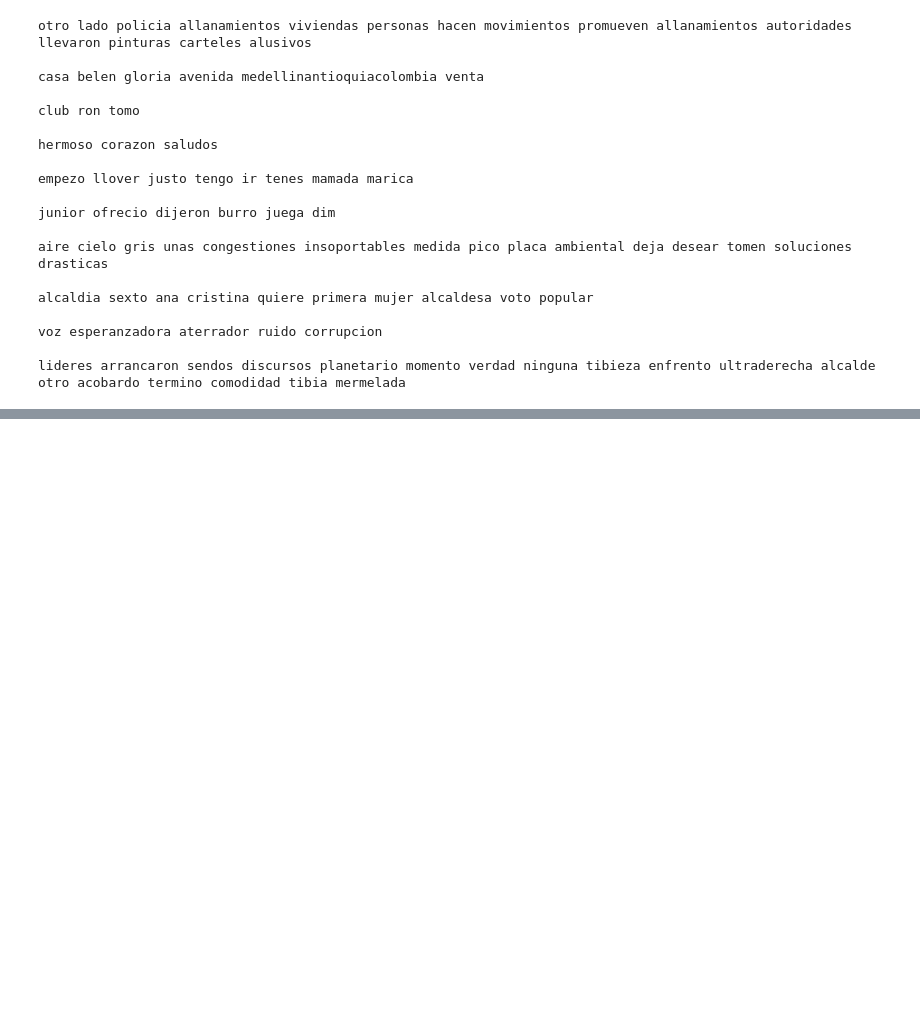
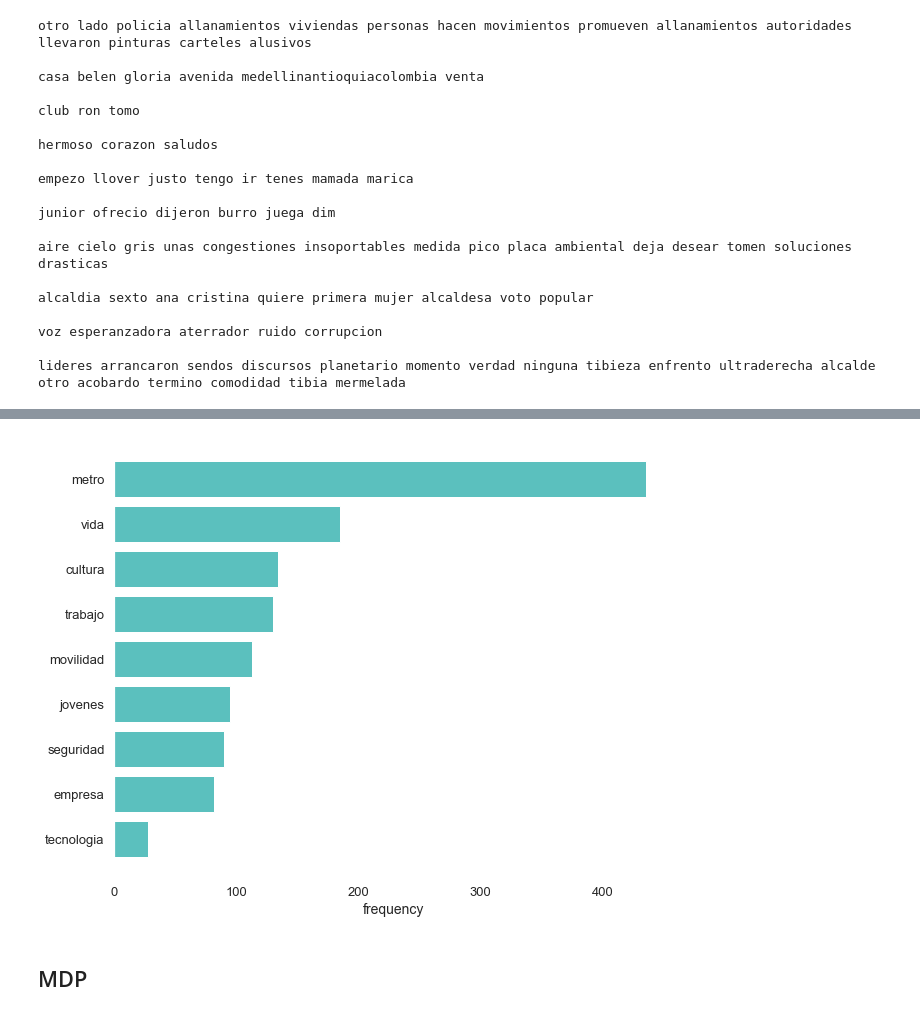
Before and after one commit to GDLPLearning/Sentiment-Analysis-for-the-MDP, a Jupyter notebook: notebooks/Exploratory/4-data-preparation.ipynb, the cells around one changed output, grey strips where cells are left out. Cells and saved outputs as stored; diff of their text form; code cells hidden in the pictures; blank space fills up the shorter version.

```diff
--- a/notebooks/Exploratory/4-data-preparation.ipynb
+++ b/notebooks/Exploratory/4-data-preparation.ipynb
@@ -423,4 +423,5 @@ for key, value in word_fre.items():
 
 # create a Df with th efrequency of each word
 df = pd.DataFrame.from_dict(dict_to_df)
-df[df['frequency'] > 50]
+df.sort_values(by='frequency',ascending=False,inplace=True)
+#df[df['frequency'] > 50].sort_values(by='frequency', ascending=False).head(50)
@@ -440,0 +434,4 @@ df[df['frequency'] > 50]
+# %%
+keyword=['metro','cultura','vida','jovenes','empresa','trabajo','movilidad','seguridad','tecnologia']
+df_keyword=df[df['word'].isin(keyword)].sort_values(by='frequency',ascending=False)
+df_keyword
@@ -440,0 +449,21 @@ df[df['frequency'] > 50]
+# %%
+df_keyword=df_keyword.sort_values(by='frequency',ascending=True)
+fig, ax = plt.subplots(figsize = (10,8))
+plt.barh(df_keyword.word, df_keyword.frequency,color="#5BC0BE") # plots the number of tweets with each location
+
+# Later in the code
+ax.grid(False)
+ax.set_facecolor('xkcd:white')
+
+# setting label of y-axis
+#plt.ylabel("Location")
+ax.tick_params(labelsize=13)
+
+# setting label of x-axis
+plt.xlabel("frequency",size=14)
+#plt.title("")
+plt.show()
+# %% [output]
+[figure, added]
+# %% [markdown]
+## MDP
```
Also changed, not shown: parts of 14 cells of this notebook, 7 other files.
